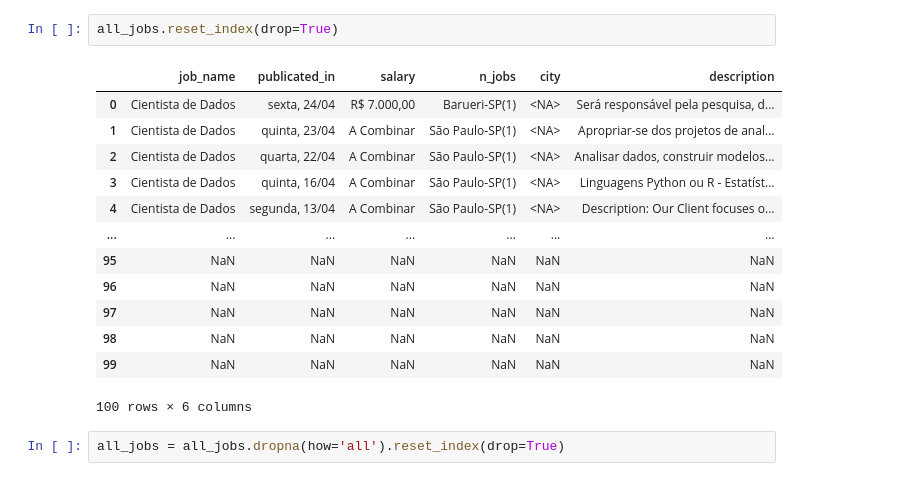
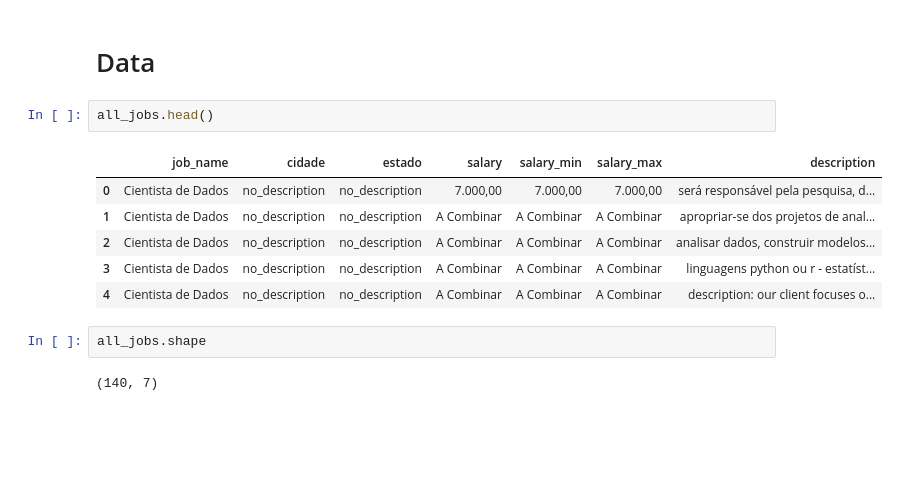
Before and after one commit to LucasWhiteRossi/Sherlock_Jobs, a Jupyter notebook: Scraper.ipynb, the cells around one changed output. Drawn from its saved outputs; the diff is of its cells as text; blank space fills up the shorter version.

```diff
--- a/Scraper.ipynb
+++ b/Scraper.ipynb
@@ -143,18 +326,15 @@ Escreva a cidade, estado ou região de interesse.São Paulo, SP
-# %%
-all_jobs.reset_index(drop=True)
-# %% [output]
-|  | job_name | publicated_in | salary | n_jobs | city | description |
-| 0 | Cientista de Dados | sexta, 24/04 | R$ 7.000,00 | Barueri-SP(1) | <NA> | Será responsável pela pesquisa, d... |
-| 1 | Cientista de Dados | quinta, 23/04 | A Combinar | São Paulo-SP(1) | <NA> | Apropriar-se dos projetos de anal... |
-| 2 | Cientista de Dados | quarta, 22/04 | A Combinar | São Paulo-SP(1) | <NA> | Analisar dados, construir modelos... |
-| 3 | Cientista de Dados | quinta, 16/04 | A Combinar | São Paulo-SP(1) | <NA> | Linguagens Python ou R - Estatíst... |
-| 4 | Cientista de Dados | segunda, 13/04 | A Combinar | São Paulo-SP(1) | <NA> | Description: Our Client focuses o... |
-| ... | ... | ... | ... | ... | ... | ... |
-| 95 | NaN | NaN | NaN | NaN | NaN | NaN |
-| 96 | NaN | NaN | NaN | NaN | NaN | NaN |
-| 97 | NaN | NaN | NaN | NaN | NaN | NaN |
-| 98 | NaN | NaN | NaN | NaN | NaN | NaN |
-| 99 | NaN | NaN | NaN | NaN | NaN | NaN |
-100 rows × 6 columns
-# %%
-all_jobs = all_jobs.dropna(how='all').reset_index(drop=True)
+# %% [markdown]
+# Data
+# %%
+all_jobs.head()
+# %% [output]
+|  | job_name | cidade | estado | salary | salary_min | salary_max | description |
+| 0 | Cientista de Dados | no_description | no_description | 7.000,00 | 7.000,00 | 7.000,00 | será responsável pela pesquisa, d... |
+| 1 | Cientista de Dados | no_description | no_description | A Combinar | A Combinar | A Combinar | apropriar-se dos projetos de anal... |
+| 2 | Cientista de Dados | no_description | no_description | A Combinar | A Combinar | A Combinar | analisar dados, construir modelos... |
+| 3 | Cientista de Dados | no_description | no_description | A Combinar | A Combinar | A Combinar | linguagens python ou r - estatíst... |
+| 4 | Cientista de Dados | no_description | no_description | A Combinar | A Combinar | A Combinar | description: our client focuses o... |
+# %%
+all_jobs.shape
+# %% [output]
+(140, 7)
```
Also changed, not shown: parts of 22 cells of this notebook.
